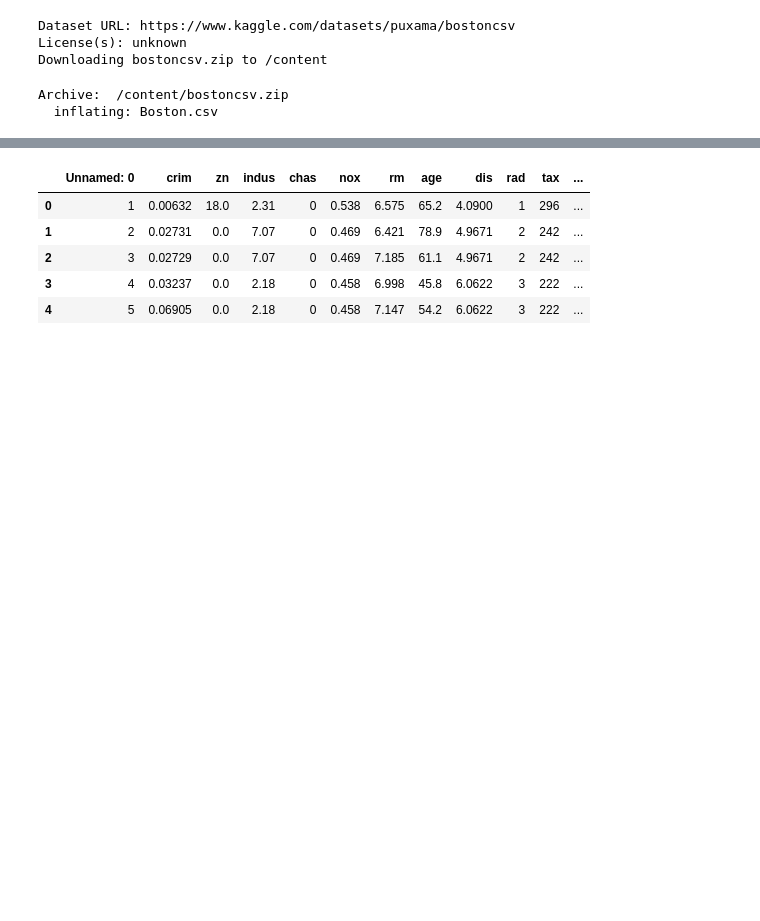
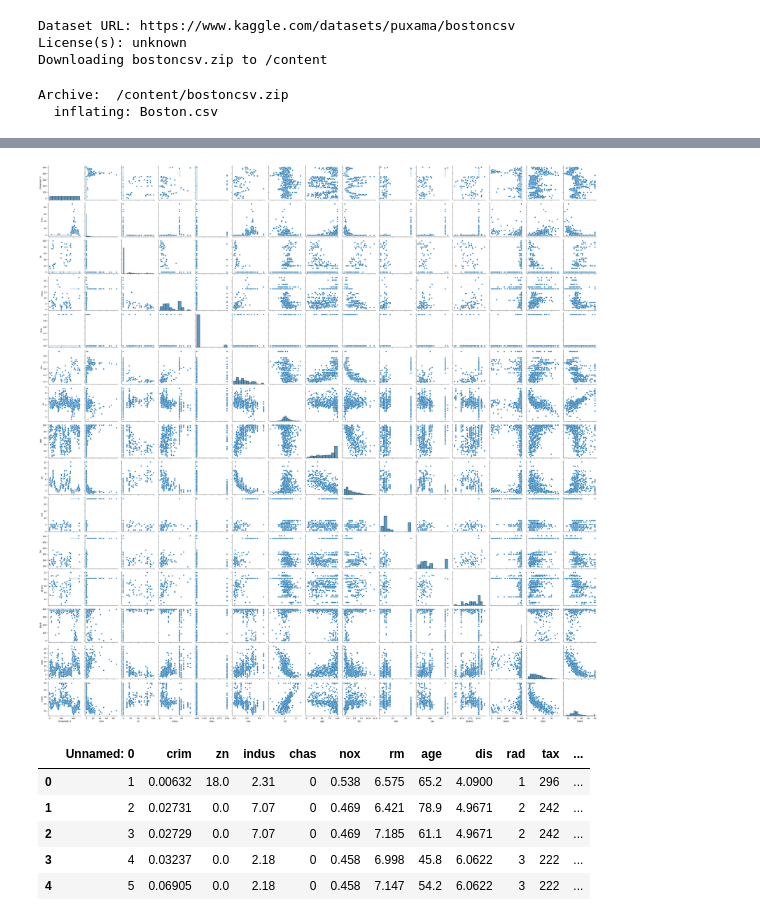
Before and after one commit to CodeCraftsmanRohit/MLfromScratch, a Jupyter notebook: MultiFeatureLinear_Reg.ipynb, the cells around one changed output, grey strips where cells are left out. Cells and saved outputs as stored; diff of their text form; code cells hidden in the pictures; blank space fills up the shorter version.

```diff
--- a/MultiFeatureLinear_Reg.ipynb
+++ b/MultiFeatureLinear_Reg.ipynb
@@ -30,3 +40,8 @@ housing = pd.read_csv('/content/Boston.csv')
+# %%
+sns.pairplot(housing)
+plt.show()
+# %% [output]
+[figure, added]
 # %%
 housing.head()
 # %% [output]
```
Also changed, not shown: parts of 2 cells of this notebook, 1 other file.
